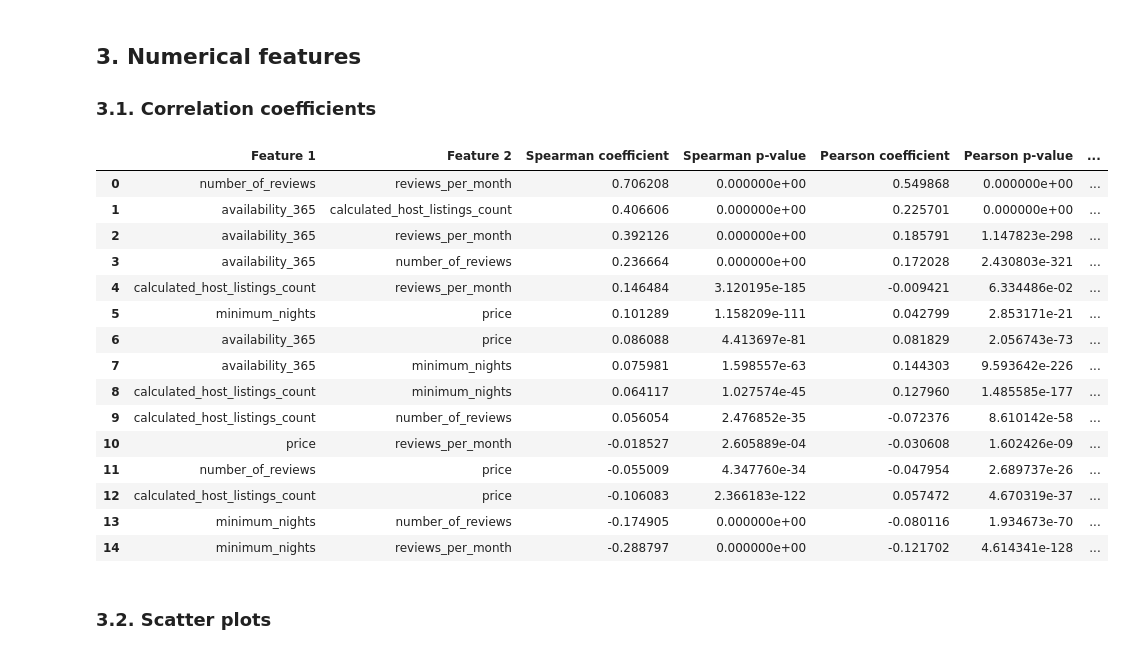
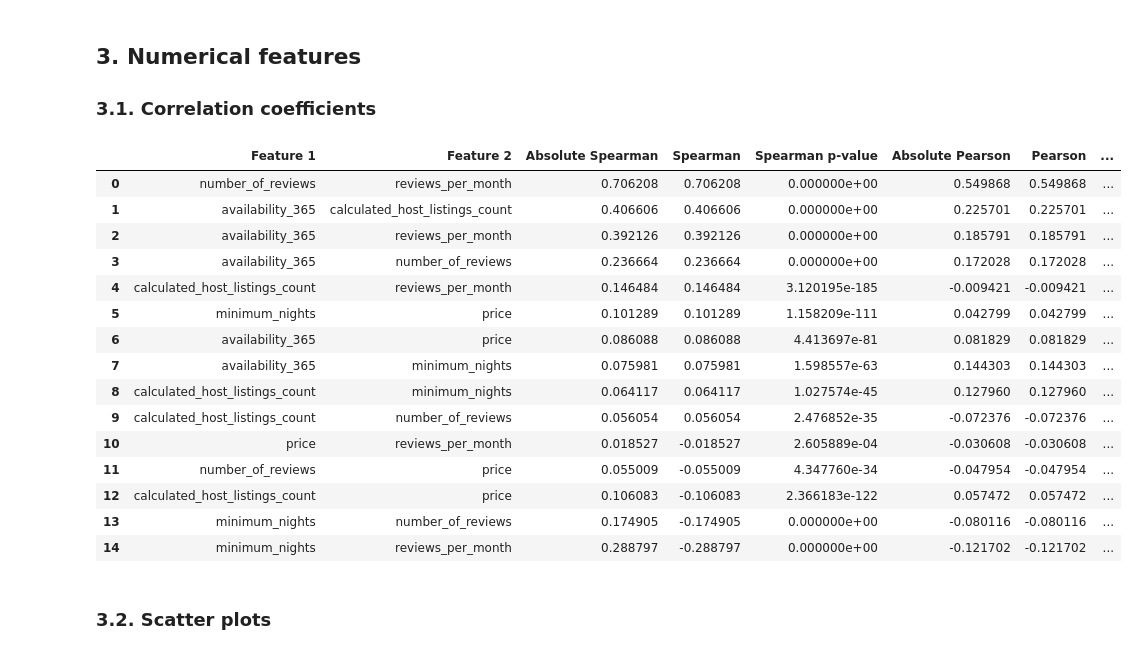
Before and after one commit to gperdrizet/gperdrizet-data-preprocessing-project-tutorial, a Jupyter notebook: gperdrizet-02_correlations.ipynb, the cells around one changed output. Saved outputs shown, nothing was run; the diff lists cells and outputs as text; code cells hidden in the pictures.

```diff
--- a/gperdrizet-02_correlations.ipynb
+++ b/gperdrizet-02_correlations.ipynb
@@ -169,40 +169,40 @@ ftest_results_subset_df.drop('Independent var', axis=1).head(len(ftest_results_s
 # %%
 # Features to calculate correlation coefficients for
 features=[
     'price',
     'minimum_nights',
     'number_of_reviews',
     'reviews_per_month',
     'calculated_host_listings_count',
     'availability_365'
 ]
 
 # Calculate the correlation coefficients between each pair of features
 feature_pairs=list(set(tuple(sorted(pair)) for pair in product(features, features)))
 correlations=funcs.get_correlations(feature_pairs, data_df)
 
 # Sort by Spearman rank and inspect
 correlations_df=pd.DataFrame.from_dict(correlations)
-correlations_df.sort_values('Spearman coefficient', inplace=True, ascending=False)
+correlations_df.sort_values('Spearman', inplace=True, ascending=False)
 correlations_df.reset_index(inplace=True, drop=True)
 correlations_df.head(len(correlations_df))
 # %% [output]
-|  | Feature 1 | Feature 2 | Spearman coefficient | Spearman p-value | Pearson coefficient | Pearson p-value | ... |
-| 0 | number_of_reviews | reviews_per_month | 0.706208 | 0.000000e+00 | 0.549868 | 0.000000e+00 | ... |
-| 1 | availability_365 | calculated_host_listings_count | 0.406606 | 0.000000e+00 | 0.225701 | 0.000000e+00 | ... |
-| 2 | availability_365 | reviews_per_month | 0.392126 | 0.000000e+00 | 0.185791 | 1.147823e-298 | ... |
-| 3 | availability_365 | number_of_reviews | 0.236664 | 0.000000e+00 | 0.172028 | 2.430803e-321 | ... |
-| 4 | calculated_host_listings_count | reviews_per_month | 0.146484 | 3.120195e-185 | -0.009421 | 6.334486e-02 | ... |
-| 5 | minimum_nights | price | 0.101289 | 1.158209e-111 | 0.042799 | 2.853171e-21 | ... |
-| 6 | availability_365 | price | 0.086088 | 4.413697e-81 | 0.081829 | 2.056743e-73 | ... |
-| 7 | availability_365 | minimum_nights | 0.075981 | 1.598557e-63 | 0.144303 | 9.593642e-226 | ... |
-| 8 | calculated_host_listings_count | minimum_nights | 0.064117 | 1.027574e-45 | 0.127960 | 1.485585e-177 | ... |
-| 9 | calculated_host_listings_count | number_of_reviews | 0.056054 | 2.476852e-35 | -0.072376 | 8.610142e-58 | ... |
-| 10 | price | reviews_per_month | -0.018527 | 2.605889e-04 | -0.030608 | 1.602426e-09 | ... |
-| 11 | number_of_reviews | price | -0.055009 | 4.347760e-34 | -0.047954 | 2.689737e-26 | ... |
-| 12 | calculated_host_listings_count | price | -0.106083 | 2.366183e-122 | 0.057472 | 4.670319e-37 | ... |
-| 13 | minimum_nights | number_of_reviews | -0.174905 | 0.000000e+00 | -0.080116 | 1.934673e-70 | ... |
-| 14 | minimum_nights | reviews_per_month | -0.288797 | 0.000000e+00 | -0.121702 | 4.614341e-128 | ... |
+|  | Feature 1 | Feature 2 | Absolute Spearman | Spearman | Spearman p-value | Absolute Pearson | Pearson | ... |
+| 0 | number_of_reviews | reviews_per_month | 0.706208 | 0.706208 | 0.000000e+00 | 0.549868 | 0.549868 | ... |
+| 1 | availability_365 | calculated_host_listings_count | 0.406606 | 0.406606 | 0.000000e+00 | 0.225701 | 0.225701 | ... |
+| 2 | availability_365 | reviews_per_month | 0.392126 | 0.392126 | 0.000000e+00 | 0.185791 | 0.185791 | ... |
+| 3 | availability_365 | number_of_reviews | 0.236664 | 0.236664 | 0.000000e+00 | 0.172028 | 0.172028 | ... |
+| 4 | calculated_host_listings_count | reviews_per_month | 0.146484 | 0.146484 | 3.120195e-185 | -0.009421 | -0.009421 | ... |
+| 5 | minimum_nights | price | 0.101289 | 0.101289 | 1.158209e-111 | 0.042799 | 0.042799 | ... |
+| 6 | availability_365 | price | 0.086088 | 0.086088 | 4.413697e-81 | 0.081829 | 0.081829 | ... |
+| 7 | availability_365 | minimum_nights | 0.075981 | 0.075981 | 1.598557e-63 | 0.144303 | 0.144303 | ... |
+| 8 | calculated_host_listings_count | minimum_nights | 0.064117 | 0.064117 | 1.027574e-45 | 0.127960 | 0.127960 | ... |
+| 9 | calculated_host_listings_count | number_of_reviews | 0.056054 | 0.056054 | 2.476852e-35 | -0.072376 | -0.072376 | ... |
+| 10 | price | reviews_per_month | 0.018527 | -0.018527 | 2.605889e-04 | -0.030608 | -0.030608 | ... |
+| 11 | number_of_reviews | price | 0.055009 | -0.055009 | 4.347760e-34 | -0.047954 | -0.047954 | ... |
+| 12 | calculated_host_listings_count | price | 0.106083 | -0.106083 | 2.366183e-122 | 0.057472 | 0.057472 | ... |
+| 13 | minimum_nights | number_of_reviews | 0.174905 | -0.174905 | 0.000000e+00 | -0.080116 | -0.080116 | ... |
+| 14 | minimum_nights | reviews_per_month | 0.288797 | -0.288797 | 0.000000e+00 | -0.121702 | -0.121702 | ... |
 # %% [markdown]
 ### 3.2. Scatter plots
 # %%
```
Also changed, not shown: parts of 3 cells of this notebook.
